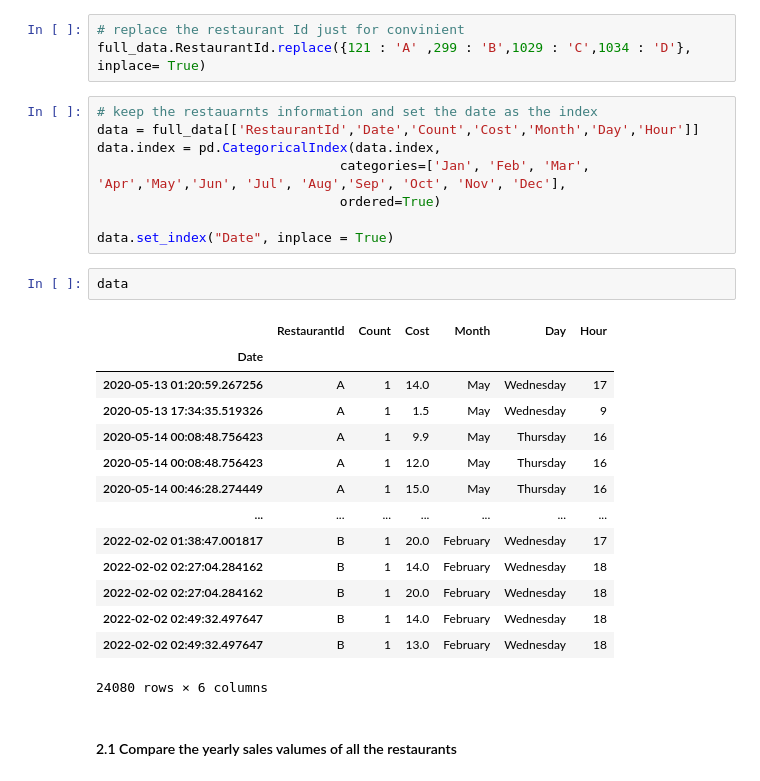
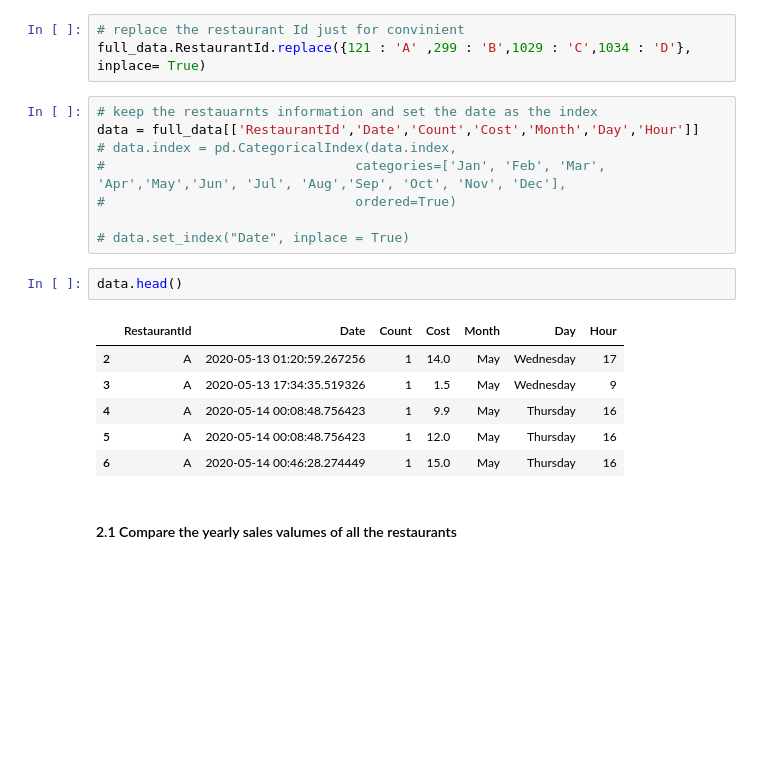
Before and after one commit to nakisa84/personalized-food-recommendation, a Jupyter notebook: notebooks/restaurant-sales-EDA.ipynb, the cells around one changed output. Cells and saved outputs as stored; diff of their text form; blank space fills up the shorter version.

```diff
--- a/notebooks/restaurant-sales-EDA.ipynb
+++ b/notebooks/restaurant-sales-EDA.ipynb
@@ -81,28 +81,20 @@ full_data.RestaurantId.replace({121 : 'A' ,299 : 'B',1029 : 'C',1034 : 'D'}, inp
 # %%
 # keep the restauarnts information and set the date as the index
 data = full_data[['RestaurantId','Date','Count','Cost','Month','Day','Hour']]
-data.index = pd.CategoricalIndex(data.index,
-                               categories=['Jan', 'Feb', 'Mar', 'Apr','May','Jun', 'Jul', 'Aug','Sep', 'Oct', 'Nov', 'Dec'],
-                               ordered=True)
+# data.index = pd.CategoricalIndex(data.index,
+#                                categories=['Jan', 'Feb', 'Mar', 'Apr','May','Jun', 'Jul', 'Aug','Sep', 'Oct', 'Nov', 'Dec'],
+#                                ordered=True)
 
-data.set_index("Date", inplace = True)
+# data.set_index("Date", inplace = True)
 # %%
-data
+data.head()
 # %% [output]
-|  | RestaurantId | Count | Cost | Month | Day | Hour |
-| Date |  |  |  |  |  |  |
-| 2020-05-13 01:20:59.267256 | A | 1 | 14.0 | May | Wednesday | 17 |
-| 2020-05-13 17:34:35.519326 | A | 1 | 1.5 | May | Wednesday | 9 |
-| 2020-05-14 00:08:48.756423 | A | 1 | 9.9 | May | Thursday | 16 |
-| 2020-05-14 00:08:48.756423 | A | 1 | 12.0 | May | Thursday | 16 |
-| 2020-05-14 00:46:28.274449 | A | 1 | 15.0 | May | Thursday | 16 |
-| ... | ... | ... | ... | ... | ... | ... |
-| 2022-02-02 01:38:47.001817 | B | 1 | 20.0 | February | Wednesday | 17 |
-| 2022-02-02 02:27:04.284162 | B | 1 | 14.0 | February | Wednesday | 18 |
-| 2022-02-02 02:27:04.284162 | B | 1 | 20.0 | February | Wednesday | 18 |
-| 2022-02-02 02:49:32.497647 | B | 1 | 14.0 | February | Wednesday | 18 |
-| 2022-02-02 02:49:32.497647 | B | 1 | 13.0 | February | Wednesday | 18 |
+|  | RestaurantId | Date | Count | Cost | Month | Day | Hour |
+| 2 | A | 2020-05-13 01:20:59.267256 | 1 | 14.0 | May | Wednesday | 17 |
+| 3 | A | 2020-05-13 17:34:35.519326 | 1 | 1.5 | May | Wednesday | 9 |
+| 4 | A | 2020-05-14 00:08:48.756423 | 1 | 9.9 | May | Thursday | 16 |
+| 5 | A | 2020-05-14 00:08:48.756423 | 1 | 12.0 | May | Thursday | 16 |
+| 6 | A | 2020-05-14 00:46:28.274449 | 1 | 15.0 | May | Thursday | 16 |
-24080 rows × 6 columns
 # %% [markdown]
 #### 2.1 Compare the yearly sales valumes of all the restaurants
 # %%
```
Also changed, not shown: parts of 6 cells of this notebook, 1 other file.
